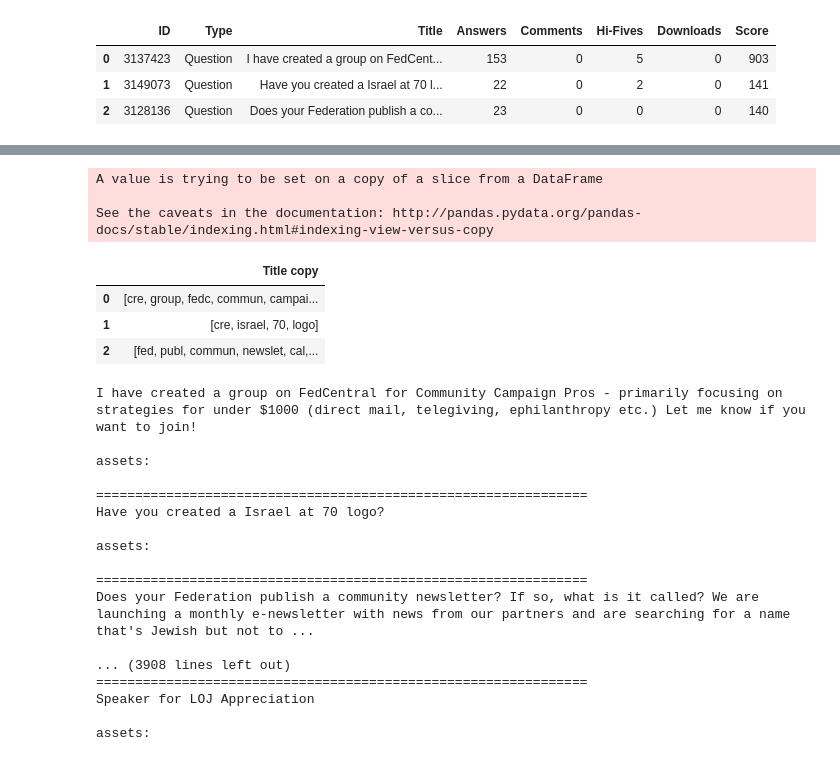
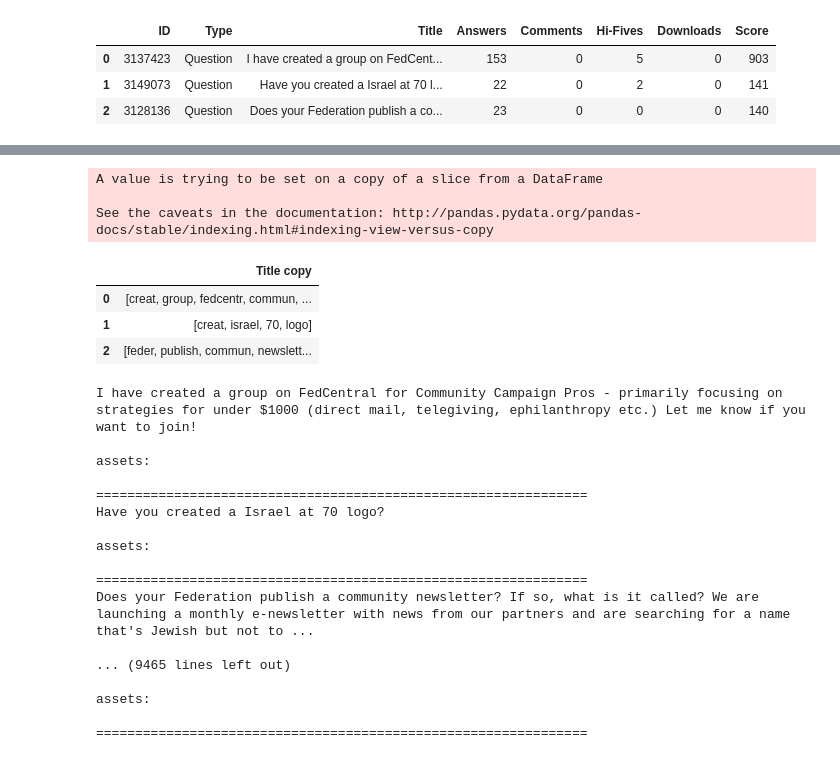
Before and after one commit to olga0503/DATA602hw1, a Jupyter notebook: Suggested Assets.ipynb, the cells around one changed output, grey strips where cells are left out. Saved outputs shown, nothing was run; the diff lists cells and outputs as text; code cells hidden in the pictures.

```diff
--- a/Suggested Assets.ipynb
+++ b/Suggested Assets.ipynb
@@ -42,6 +43,7 @@ df2['Title copy'] = df2['Title copy'].str.lower()
 # %%
 df['Display Name copy'] = df['Display Name copy'].str.replace(r'(?!@)[^\w\s]','')
 df2['Title copy'] = df2['Title copy'].str.replace(r'(?!@)[^\w\s]','')
+df2['Title copy'] = df2['Title copy'].str.replace(r'(?!@)[^\w\s]','')
 # %%
 #function that replaces NAs with blanks
 def replace_na(df,columns):
@@ -76,25 +78,25 @@ See the caveats in the documentation: http://pandas.pydata.org/pandas-docs/stabl
 | 2 | 3128136 | Question | Does your Federation publish a co... | 23 | 0 | 0 | 0 | 140 | [federation, publish, community, ... |
 # %%
 def convert_lemma(df, columns):
-    lancaster = LancasterStemmer()
+    porter = PorterStemmer()
 
     for column in columns:
         for i in range(0,len(df)):
-            df[column][i] =[lancaster.stem(w) for w in df[column][i]]
+            df[column][i] =[porter.stem(w) for w in df[column][i]]
 
 convert_lemma(df, columns_list)
 df[columns_list].head(3)
 
 convert_lemma(df2, columns_list2)
 df2[columns_list2].head(3)
 # %% [output]
 A value is trying to be set on a copy of a slice from a DataFrame
 
 See the caveats in the documentation: http://pandas.pydata.org/pandas-docs/stable/indexing.html#indexing-view-versus-copy
 |  | Title copy |
-| 0 | [cre, group, fedc, commun, campai... |
-| 1 | [cre, israel, 70, logo] |
-| 2 | [fed, publ, commun, newslet, cal,... |
+| 0 | [creat, group, fedcentr, commun, ... |
+| 1 | [creat, israel, 70, logo] |
+| 2 | [feder, publish, commun, newslett... |
 # %%
 for index, qp in df2.iterrows():
     print(qp['Title'])
@@ -118,8 +120,8 @@ assets:
 ===============================================================
 Does your Federation publish a community newsletter? If so, what is it called? We are launching a monthly e-newsletter with news from our partners and are searching for a name that's Jewish but not to ...
 
-... (3908 lines left out)
-===============================================================
-Speaker for LOJ Appreciation
+... (9465 lines left out)
 
 assets:
+
+===============================================================
```
Also changed, not shown: parts of 1 cell of this notebook.
